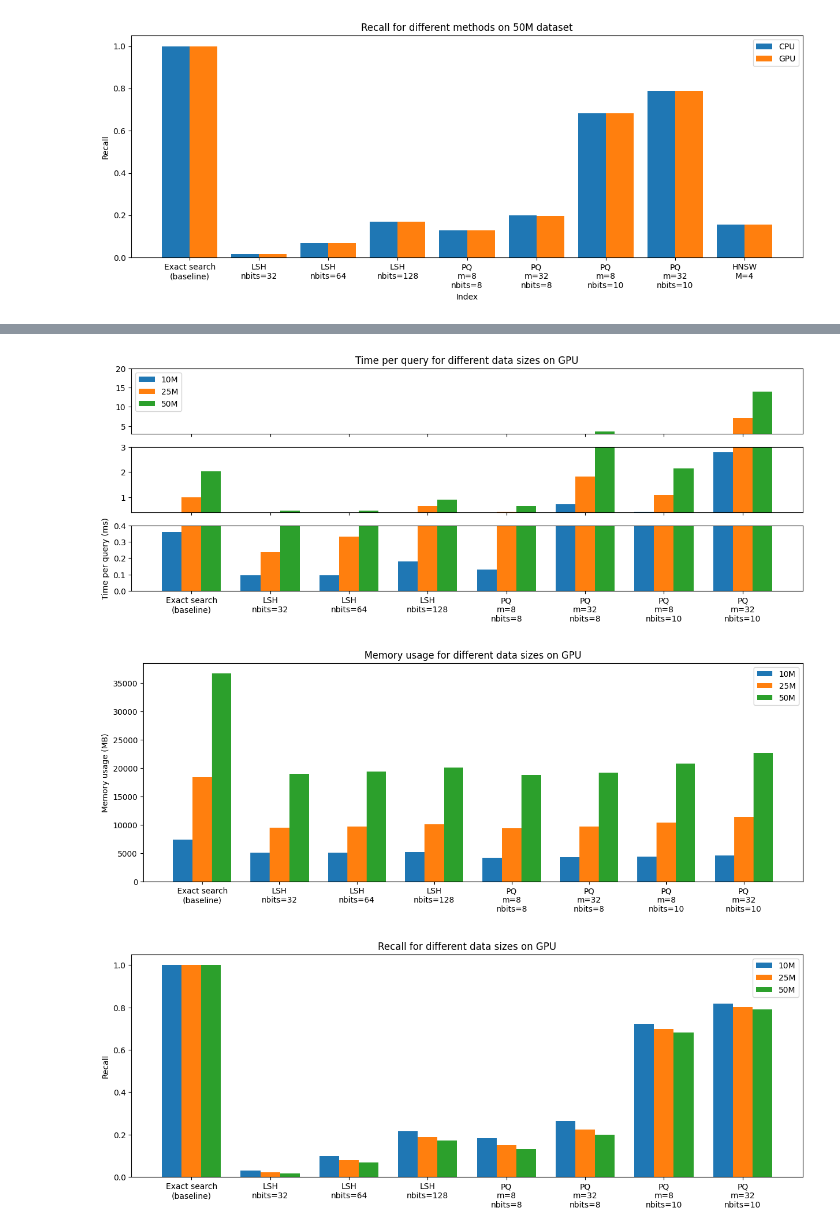
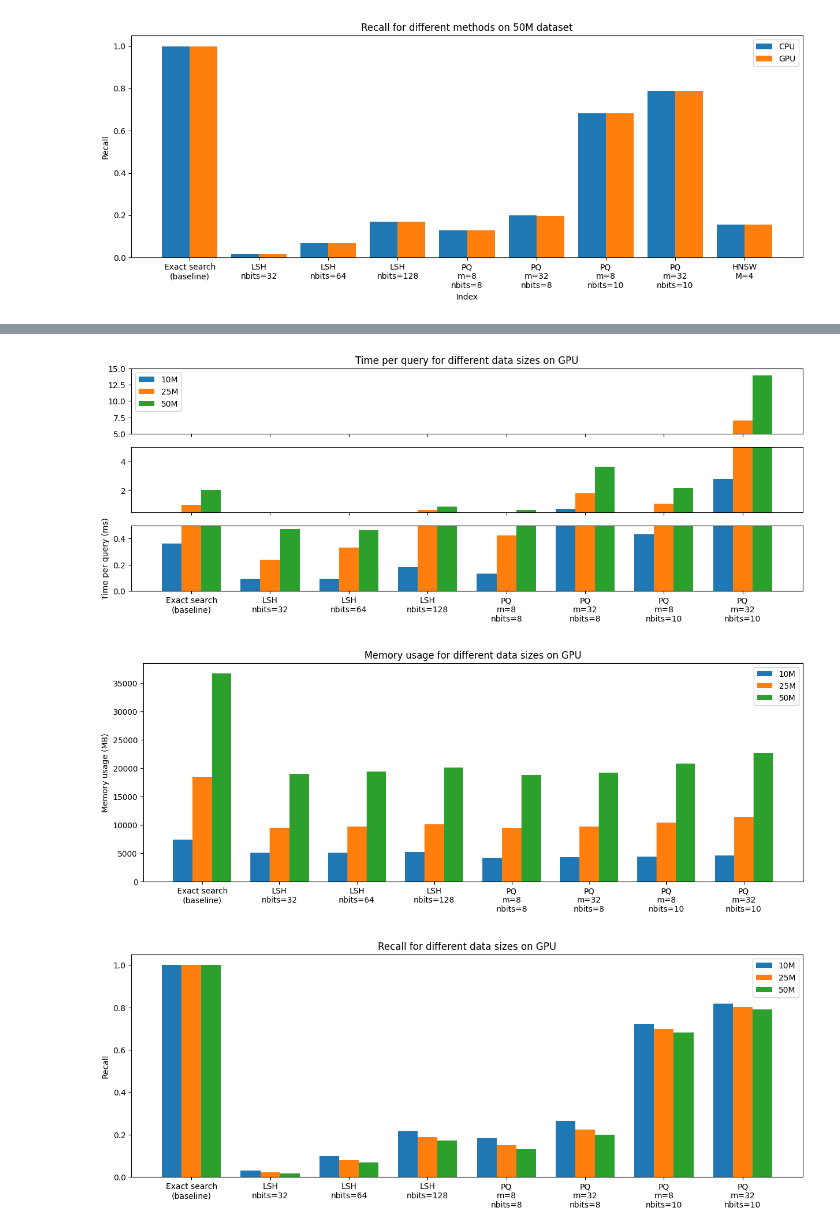
Before and after one commit to Kevinpyx/faissBenchmarking, a Jupyter notebook: CPUvsGPU_10Mvs25Mvs50M.ipynb, the cells around one changed output, grey strips where cells are left out. Cells and saved outputs as stored; diff of their text form; code cells hidden in the pictures.

```diff
--- a/CPUvsGPU_10Mvs25Mvs50M.ipynb
+++ b/CPUvsGPU_10Mvs25Mvs50M.ipynb
@@ -777,7 +690,20 @@ memory_PQ_GPU_50M_chosen # already exists
 categories_PQ_chosen = ["PQ\nm=8\nnbits=8", "PQ\nm=32\nnbits=8", "PQ\nm=8\nnbits=10", "PQ\nm=32\nnbits=10"]
 
 # HNSW_chosen:
-# excluded for now
+# special case: M=4
+SPQ_HNSW_GPU_10M_chosen_4 = SPQ_HNSW_GPU_10M[idx_HNSW_M_chosen_4]
+recall_HNSW_GPU_10M_chosen_4 = recall_HNSW_GPU_10M[idx_HNSW_M_chosen_4]
+memory_HNSW_GPU_10M_chosen_4 = memory_HNSW_GPU_10M[idx_HNSW_M_chosen_4]
+categories_HNSW_chosen_4 = ["HNSW\nM=4"]
+
+SPQ_HNSW_CPU_25M_chosen = SPQ_HNSW_CPU_25M[idx_HNSW_M_chosen_4] # it already exists but we only want M=4
+SPQ_HNSW_CPU_50M_chosen # already exists
+
+memory_HNSW_GPU_25M_chosen = memory_HNSW_CPU_25M[idx_HNSW_M_chosen_4] # it already exists but we only want M=4
+memory_HNSW_CPU_50M_chosen # already exists
+
+recall_HNSW_CPU_25M_chosen = recall_HNSW_CPU_25M[idx_HNSW_M_chosen_4] # it already exists but we only want M=4
+recall_HNSW_CPU_50M_chosen # already exists
 
 # Plot
 # Next we create 3 plots: 1) SPQ 2) memory, 3) recall
@@ -786,22 +712,22 @@ categories_PQ_chosen = ["PQ\nm=8\nnbits=8", "PQ\nm=32\nnbits=8", "PQ\nm=8\nnbits
 # The order of the methods on the plot is: FlatL2, LSH, PQ
 # HNSW is excluded because no overlap of parameters with 10M, 25M, and 50M so far (with current limit of memory, only up to M = 4 is possible for 50M)
 figsize = (15, 5)
-categories = categories_FlatL2_chosen + categories_LSH_chosen + categories_PQ_chosen
+categories = categories_FlatL2_chosen + categories_LSH_chosen + categories_PQ_chosen + categories_HNSW_chosen_4
 
 # SPQ
 fig, (ax1, ax2, ax3) = plt.subplots(3, 1, sharex=True, figsize=figsize)
-SPQ_10M = np.concatenate((SPQ_FlatL2_GPU_10M_chosen.reshape(-1), SPQ_LSH_GPU_10M_chosen, SPQ_PQ_GPU_10M_chosen))
-SPQ_25M = np.concatenate((SPQ_FlatL2_GPU_25M_chosen.reshape(-1), SPQ_LSH_GPU_25M_chosen, SPQ_PQ_GPU_25M_chosen))
-SPQ_50M = np.concatenate((SPQ_FlatL2_GPU_50M_chosen.reshape(-1), SPQ_LSH_GPU_50M_chosen, SPQ_PQ_GPU_50M_chosen))
+SPQ_10M = np.concatenate((SPQ_FlatL2_GPU_10M_chosen.reshape(-1), SPQ_LSH_GPU_10M_chosen, SPQ_PQ_GPU_10M_chosen, SPQ_HNSW_GPU_10M_chosen_4))
+SPQ_25M = np.concatenate((SPQ_FlatL2_GPU_25M_chosen.reshape(-1), SPQ_LSH_GPU_25M_chosen, SPQ_PQ_GPU_25M_chosen, SPQ_HNSW_GPU_25M_chosen))
+SPQ_50M = np.concatenate((SPQ_FlatL2_GPU_50M_chosen.reshape(-1), SPQ_LSH_GPU_50M_chosen, SPQ_PQ_GPU_50M_chosen, SPQ_HNSW_GPU_50M_chosen))
 ax1.bar(np.arange(len(categories)), SPQ_10M, width=0.25, label='10M')
 ax1.bar(np.arange(len(categories))+0.25, SPQ_25M, width=0.25, label='25M')
 ax1.bar(np.arange(len(categories))+0.5, SPQ_50M, width=0.25, label='50M')
-ax1.set_ylim(3, 20)
+ax1.set_ylim(5, 15)
 ax1.legend(loc='best')
 ax2.bar(np.arange(len(categories)), SPQ_10M, width=0.25, label='10M')
 ax2.bar(np.arange(len(categories))+0.25, SPQ_25M, width=0.25, label='25M')
 ax2.bar(np.arange(len(categories))+0.5, SPQ_50M, width=0.25, label='50M')
-ax2.set_ylim(0.5,3)
+ax2.set_ylim(0.5,5)
 ax3.bar(np.arange(len(categories)), SPQ_10M, width=0.25, label='10M')
 ax3.bar(np.arange(len(categories))+0.25, SPQ_25M, width=0.25, label='25M')
 ax3.bar(np.arange(len(categories))+0.5, SPQ_50M, width=0.25, label='50M')
@@ -809,39 +735,39 @@ ax3.set_ylim(0, 0.5)
 plt.xticks(np.arange(len(categories))+0.25, categories)
 ax1.set_title('Time per query for different data sizes on GPU')
 plt.ylabel('Time per query (ms)')
-# plt.savefig('/home/ypx/faissTesting/benchmark/charts/SPQ_GPU_10Mvs25Mvs50M.png')
+# # plt.savefig('/home/ypx/faissTesting/benchmark/charts/SPQ_GPU_10Mvs25Mvs50M.png')
 plt.show()
 
 # memory
 plt.figure(figsize=figsize)
 memory_10M = np.concatenate((memory_FlatL2_GPU_10M_chosen.reshape(-1), memory_LSH_GPU_10M_chosen, memory_PQ_GPU_10M_chosen))
 memory_25M = np.concatenate((memory_FlatL2_GPU_25M_chosen.reshape(-1), memory_LSH_GPU_25M_chosen, memory_PQ_GPU_25M_chosen))
 memory_50M = np.concatenate((memory_FlatL2_GPU_50M_chosen.reshape(-1), memory_LSH_GPU_50M_chosen, memory_PQ_GPU_50M_chosen))
 plt.bar(np.arange(len(categories)), memory_10M, width=0.25, label='10M')
 plt.bar(np.arange(len(categories))+0.25, memory_25M, width=0.25, label='25M')
 plt.bar(np.arange(len(categories))+0.5, memory_50M, width=0.25, label='50M')
 plt.xticks(np.arange(len(categories))+0.25, categories)
 plt.title('Memory usage for different data sizes on GPU')
 plt.ylabel('Memory usage (MB)')
 plt.legend()
-# plt.savefig('/home/ypx/faissTesting/benchmark/charts/memory_GPU_10Mvs25Mvs50M.png')
+# # plt.savefig('/home/ypx/faissTesting/benchmark/charts/memory_GPU_10Mvs25Mvs50M.png')
 plt.show()
 
 # recall
 plt.figure(figsize=figsize)
 recall_10M = np.concatenate((recall_FlatL2_GPU_10M_chosen.reshape(-1), recall_LSH_GPU_10M_chosen, recall_PQ_GPU_10M_chosen))
 recall_25M = np.concatenate((recall_FlatL2_GPU_25M_chosen.reshape(-1), recall_LSH_GPU_25M_chosen, recall_PQ_GPU_25M_chosen))
 recall_50M = np.concatenate((recall_FlatL2_GPU_50M_chosen.reshape(-1), recall_LSH_GPU_50M_chosen, recall_PQ_GPU_50M_chosen))
 plt.bar(np.arange(len(categories)), recall_10M, width=0.25, label='10M')
 plt.bar(np.arange(len(categories))+0.25, recall_25M, width=0.25, label='25M')
 plt.bar(np.arange(len(categories))+0.5, recall_50M, width=0.25, label='50M')
 plt.xticks(np.arange(len(categories))+0.25, categories)
 plt.title('Recall for different data sizes on GPU')
 plt.ylabel('Recall')
 plt.legend()
-# plt.savefig('/home/ypx/faissTesting/benchmark/charts/recall_GPU_10Mvs25Mvs50M.png')
+# # plt.savefig('/home/ypx/faissTesting/benchmark/charts/recall_GPU_10Mvs25Mvs50M.png')
 plt.show()
 # %% [output]
-[figure, old version]
+[figure, new version]
 [figure]
 [figure]
```
Also changed, not shown: parts of 7 cells of this notebook, 9 other files.
